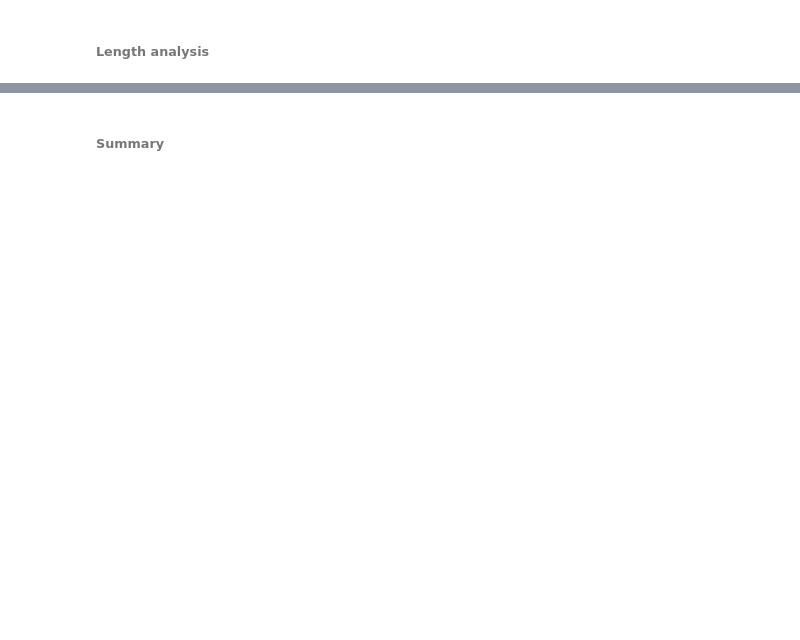
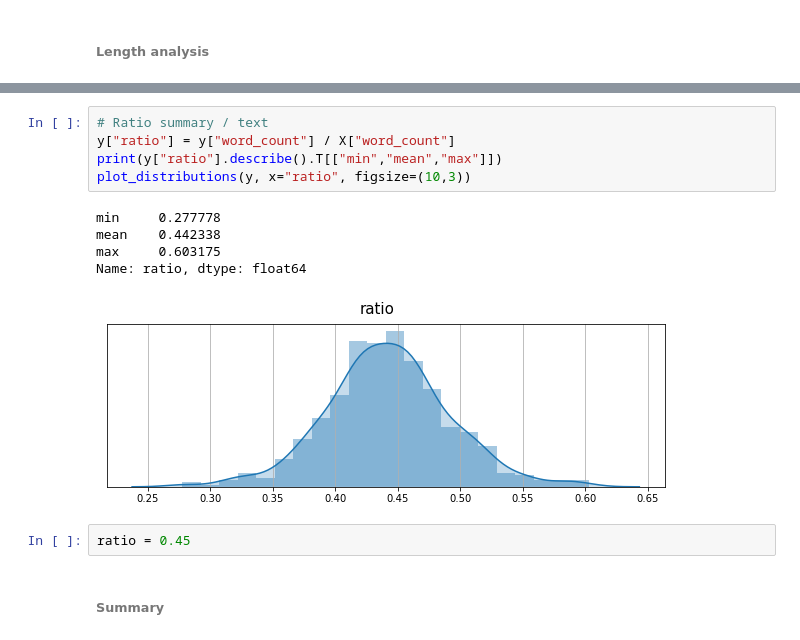
Before and after one commit to mdipietro09/DataScience_ArtificialIntelligence_Utils, a Jupyter notebook: natural_language_processing/example_text_summarization.ipynb, the cells around one changed output, grey strips where cells are left out. Cells and saved outputs as stored; diff of their text form; blank space fills up the shorter version.

Commit message:
display summary

```diff
--- a/natural_language_processing/example_text_summarization.ipynb
+++ b/natural_language_processing/example_text_summarization.ipynb
@@ -130,3 +143,16 @@ plot_distributions(dtf, x="sentence_count", figsize=(10,3))
+# %%
+# Ratio summary / text
+y["ratio"] = y["word_count"] / X["word_count"]
+print(y["ratio"].describe().T[["min","mean","max"]])
+plot_distributions(y, x="ratio", figsize=(10,3))
+# %% [output]
+min     0.277778
+mean    0.442338
+max     0.603175
+Name: ratio, dtype: float64
+[figure, added]
+# %%
+ratio = 0.45
 # %% [markdown]
 ###### Summary
 # %%
```
Also changed, not shown: parts of 24 cells of this notebook, 23 other files.
